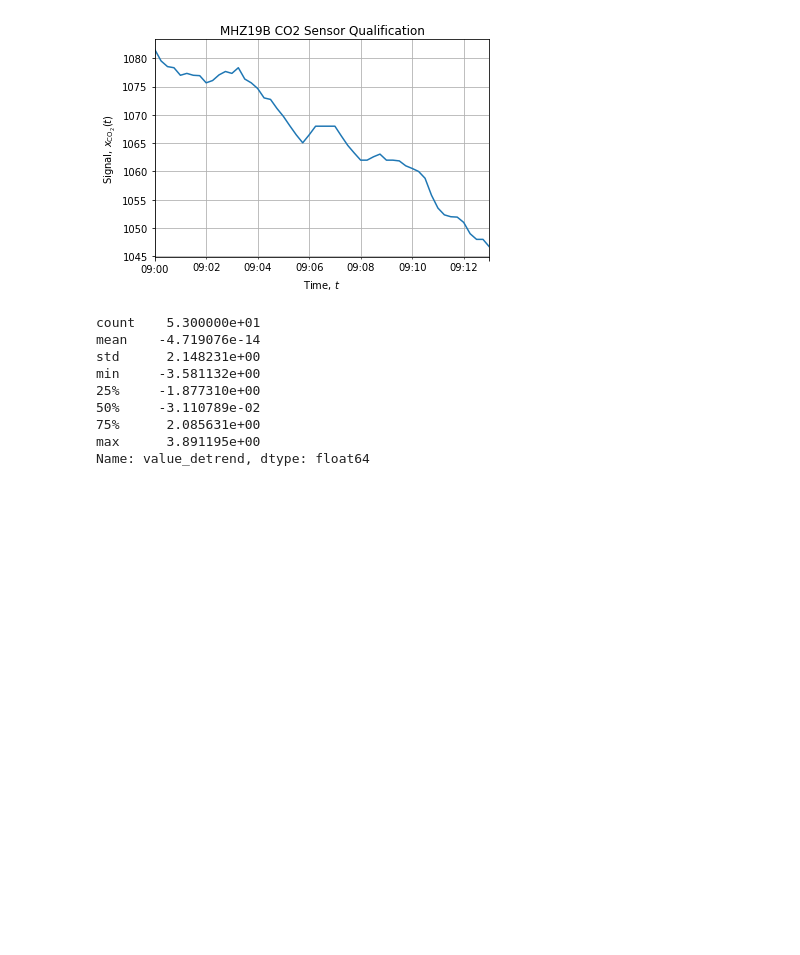
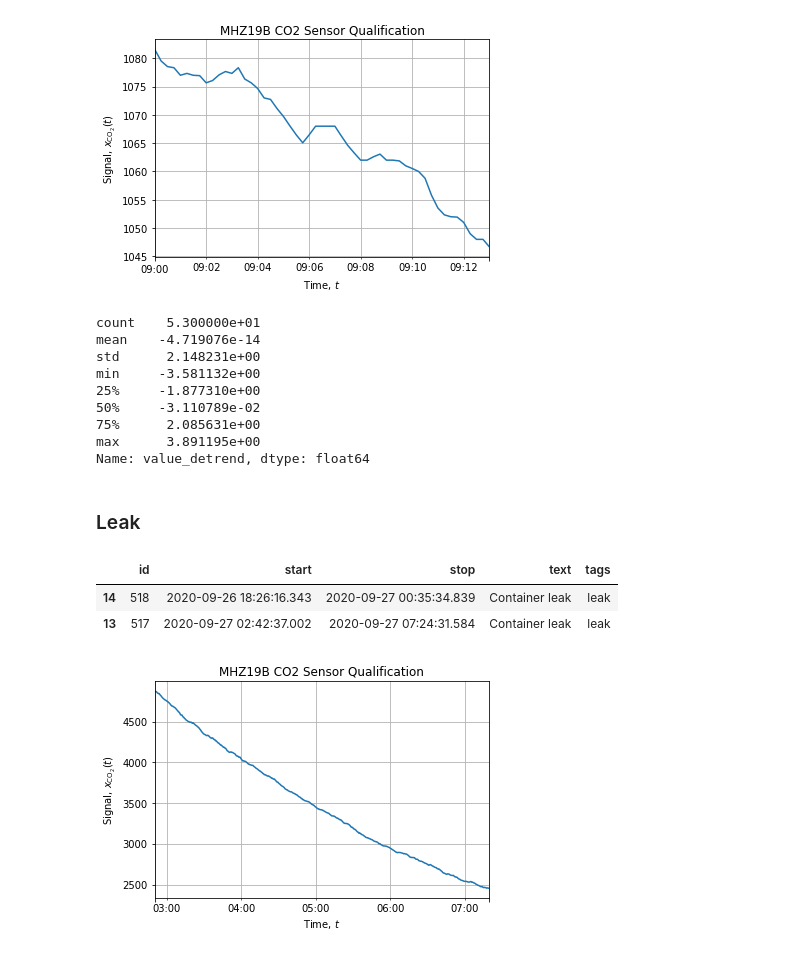
Before and after one commit to jlandercy/cookbook, a Jupyter notebook: python/sensors/MHZ19B/SensorQualification.ipynb, the cells around one changed output. Cells and saved outputs as stored; diff of their text form; code cells hidden in the pictures; blank space fills up the shorter version.

```diff
--- a/python/sensors/MHZ19B/SensorQualification.ipynb
+++ b/python/sensors/MHZ19B/SensorQualification.ipynb
@@ -222,3 +223,19 @@ min     -3.581132e+00
 75%      2.085631e+00
 max      3.891195e+00
 Name: value_detrend, dtype: float64
+# %% [markdown]
+### Leak
+# %%
+tags[tags['tags'] == 'leak']#.agg(['min', 'max'])
+# %% [output]
+|  | id | start | stop | text | tags |
+| 14 | 518 | 2020-09-26 18:26:16.343 | 2020-09-27 00:35:34.839 | Container leak | leak |
+| 13 | 517 | 2020-09-27 02:42:37.002 | 2020-09-27 07:24:31.584 | Container leak | leak |
+# %%
+axe = data.loc["2020-09-27 02:50:00":"2020-09-27 07:20:00",'value_mean'].plot()
+axe.set_title("MHZ19B CO2 Sensor Qualification")
+axe.set_xlabel(r"Time, $t$")
+axe.set_ylabel(r"Signal, $x_\mathrm{CO_2}(t)$")
+axe.grid(which='both')
+# %% [output]
+[figure, added]
```
Also changed, not shown: parts of 6 cells of this notebook.
